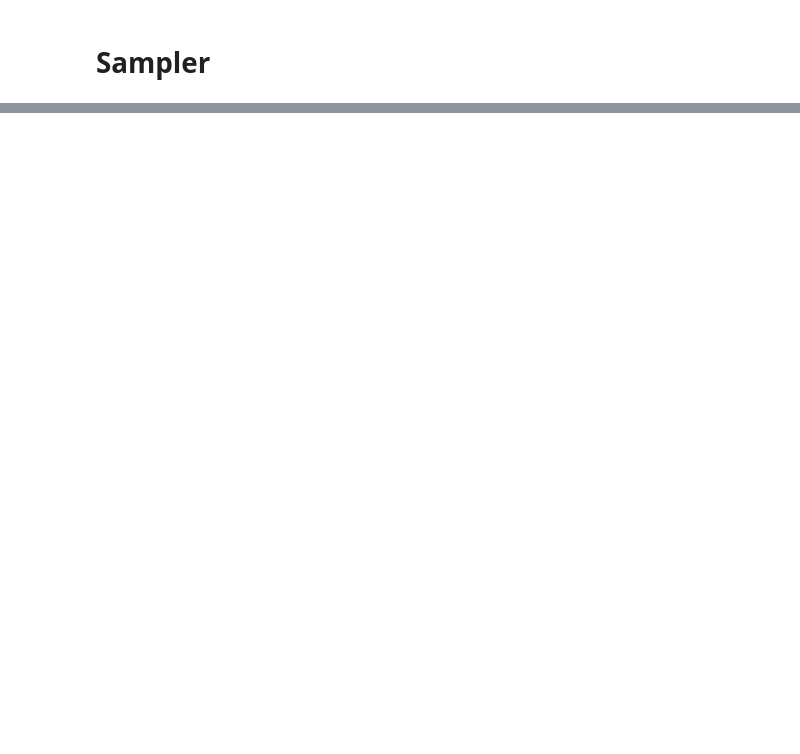
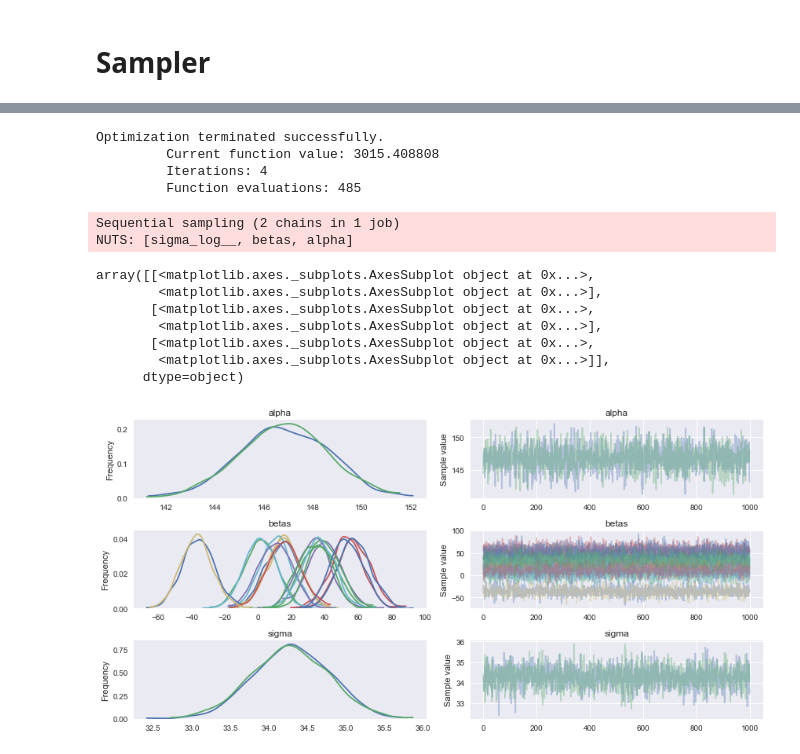
Before and after one commit to patricieni/ICM, a Jupyter notebook: code/notebooks/Bayesian Exploration V1.ipynb, the cells around one changed output, grey strips where cells are left out. Drawn from its saved outputs; the diff is of its cells as text; code cells hidden in the pictures; blank space fills up the shorter version.

```diff
--- a/code/notebooks/Bayesian Exploration V1.ipynb
+++ b/code/notebooks/Bayesian Exploration V1.ipynb
@@ -325,0 +306,4 @@ The estimated number of effective samples is smaller than 200 for some parameter
+# %%
+with pm.Model():
+    pm.GLM.from_formula('life_expectancy ~ IK + Age_surgery', df, family=pm.families.Binomial())
+    trace = pm.sample(1000, pm.Slice(), progressbar=True)
@@ -325,0 +336,4 @@ The estimated number of effective samples is smaller than 200 for some parameter
+# %%
+with pm.Model():
+    pm.GLM.from_formula('life_expectancy ~ IK + Age_surgery', df)
+    trace = pm.sample(100, pm.Slice(), progressbar=True)
@@ -325,0 +362,48 @@ The estimated number of effective samples is smaller than 200 for some parameter
+# %%
+#Load the Data
+#diabetes_data = load_diabetes()
+#X, y_ = diabetes_data.data, diabetes_data.target
+
+#Split Data
+X_tr = X_train_r
+X_te = X_test_r
+y_tr = Y_train_r
+y_te = Y_test_r
+
+#Shapes
+X.shape, y_.shape, X_tr.shape, X_te.shape
+#((442, 10), (442,), (331, 10), (111, 10))
+
+#Preprocess data for Modeling
+shA_X = shared(X_tr)
+
+#Generate Model
+linear_model = pm.Model()
+
+with linear_model:
+    # Priors for unknown model parameters
+    alpha = pm.Normal("alpha", mu=0,sd=10)
+    betas = pm.Normal("betas", mu=0,#X_tr.mean(),
+                               sd=10,
+                               shape=X.shape[1])
+    sigma = pm.HalfNormal("sigma", sd=1)
+
+    # Expected value of outcome
+    mu = alpha + np.array([betas[j]*shA_X[:,j] for j in range(X.shape[1])]).sum()
+
+    # Likelihood (sampling distribution of observations)
+    likelihood = pm.Normal("likelihood", mu=mu, sd=sigma, observed=y_tr)
+
+    # Obtain starting values via Maximum A Posteriori Estimate
+    map_estimate = pm.find_MAP(model=linear_model, fmin=optimize.fmin_powell)
+
+    # Instantiate Sampler
+    step = pm.NUTS(scaling=map_estimate)
+
+    # MCMC
+    trace = pm.sample(1000, step, start=map_estimate, progressbar=True, njobs=1)
+
+
+#Traceplot
+pm.traceplot(trace)
+# %% [output]
@@ -325,0 +427,14 @@ The estimated number of effective samples is smaller than 200 for some parameter
+Optimization terminated successfully.
+         Current function value: 3015.408808
+         Iterations: 4
+         Function evaluations: 485
+Sequential sampling (2 chains in 1 job)
+NUTS: [sigma_log__, betas, alpha]
+array([[<matplotlib.axes._subplots.AxesSubplot object at 0x...>,
+        <matplotlib.axes._subplots.AxesSubplot object at 0x...>],
+       [<matplotlib.axes._subplots.AxesSubplot object at 0x...>,
+        <matplotlib.axes._subplots.AxesSubplot object at 0x...>],
+       [<matplotlib.axes._subplots.AxesSubplot object at 0x...>,
+        <matplotlib.axes._subplots.AxesSubplot object at 0x...>]],
+      dtype=object)
+[figure, added]
```
Also changed, not shown: parts of 20 cells of this notebook, 2 other files.
